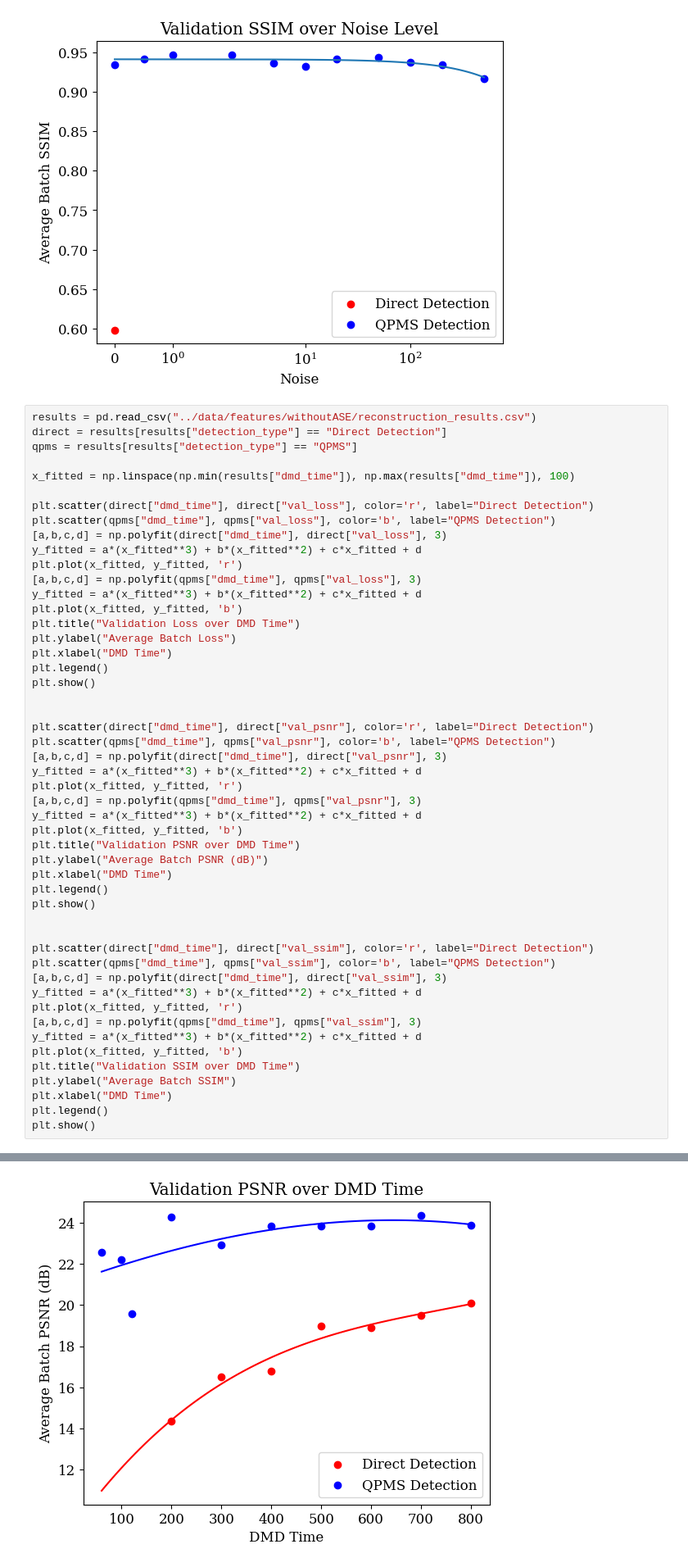
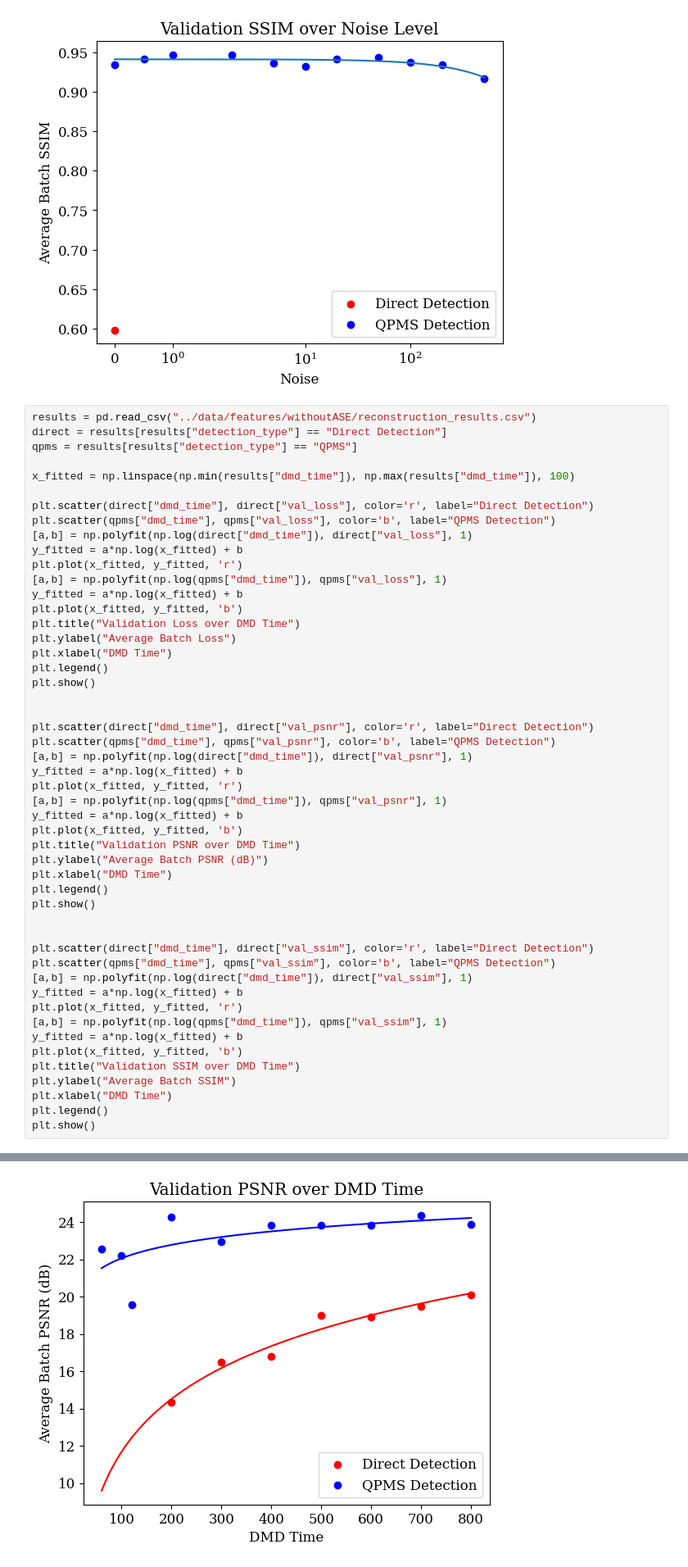
Before and after one commit to mbthomas1124/low-photon-compressive-imaging, a Jupyter notebook: code/figures.ipynb, the cells around one changed output, grey strips where cells are left out. Shown at 82% size. Saved outputs shown, nothing was run; the diff lists cells and outputs as text.

Commit message:
finished new figures

```diff
--- a/code/figures.ipynb
+++ b/code/figures.ipynb
@@ -62,11 +63,11 @@ x_fitted = np.linspace(np.min(results["dmd_time"]), np.max(results["dmd_time"]),
 
 plt.scatter(direct["dmd_time"], direct["val_loss"], color='r', label="Direct Detection")
 plt.scatter(qpms["dmd_time"], qpms["val_loss"], color='b', label="QPMS Detection")
-[a,b,c,d] = np.polyfit(direct["dmd_time"], direct["val_loss"], 3)
-y_fitted = a*(x_fitted**3) + b*(x_fitted**2) + c*x_fitted + d
+[a,b] = np.polyfit(np.log(direct["dmd_time"]), direct["val_loss"], 1)
+y_fitted = a*np.log(x_fitted) + b
 plt.plot(x_fitted, y_fitted, 'r')
-[a,b,c,d] = np.polyfit(qpms["dmd_time"], qpms["val_loss"], 3)
-y_fitted = a*(x_fitted**3) + b*(x_fitted**2) + c*x_fitted + d
+[a,b] = np.polyfit(np.log(qpms["dmd_time"]), qpms["val_loss"], 1)
+y_fitted = a*np.log(x_fitted) + b
 plt.plot(x_fitted, y_fitted, 'b')
 plt.title("Validation Loss over DMD Time")
 plt.ylabel("Average Batch Loss")
@@ -77,11 +78,11 @@ plt.show()
 
 plt.scatter(direct["dmd_time"], direct["val_psnr"], color='r', label="Direct Detection")
 plt.scatter(qpms["dmd_time"], qpms["val_psnr"], color='b', label="QPMS Detection")
-[a,b,c,d] = np.polyfit(direct["dmd_time"], direct["val_psnr"], 3)
-y_fitted = a*(x_fitted**3) + b*(x_fitted**2) + c*x_fitted + d
+[a,b] = np.polyfit(np.log(direct["dmd_time"]), direct["val_psnr"], 1)
+y_fitted = a*np.log(x_fitted) + b
 plt.plot(x_fitted, y_fitted, 'r')
-[a,b,c,d] = np.polyfit(qpms["dmd_time"], qpms["val_psnr"], 3)
-y_fitted = a*(x_fitted**3) + b*(x_fitted**2) + c*x_fitted + d
+[a,b] = np.polyfit(np.log(qpms["dmd_time"]), qpms["val_psnr"], 1)
+y_fitted = a*np.log(x_fitted) + b
 plt.plot(x_fitted, y_fitted, 'b')
 plt.title("Validation PSNR over DMD Time")
 plt.ylabel("Average Batch PSNR (dB)")
@@ -92,11 +93,11 @@ plt.show()
 
 plt.scatter(direct["dmd_time"], direct["val_ssim"], color='r', label="Direct Detection")
 plt.scatter(qpms["dmd_time"], qpms["val_ssim"], color='b', label="QPMS Detection")
-[a,b,c,d] = np.polyfit(direct["dmd_time"], direct["val_ssim"], 3)
-y_fitted = a*(x_fitted**3) + b*(x_fitted**2) + c*x_fitted + d
+[a,b] = np.polyfit(np.log(direct["dmd_time"]), direct["val_ssim"], 1)
+y_fitted = a*np.log(x_fitted) + b
 plt.plot(x_fitted, y_fitted, 'r')
-[a,b,c,d] = np.polyfit(qpms["dmd_time"], qpms["val_ssim"], 3)
-y_fitted = a*(x_fitted**3) + b*(x_fitted**2) + c*x_fitted + d
+[a,b] = np.polyfit(np.log(qpms["dmd_time"]), qpms["val_ssim"], 1)
+y_fitted = a*np.log(x_fitted) + b
 plt.plot(x_fitted, y_fitted, 'b')
 plt.title("Validation SSIM over DMD Time")
 plt.ylabel("Average Batch SSIM")
@@ -108 +109 @@ plt.show()
-[figure, old version]
+[figure, new version]
```
Also changed, not shown: parts of 3 cells of this notebook.
